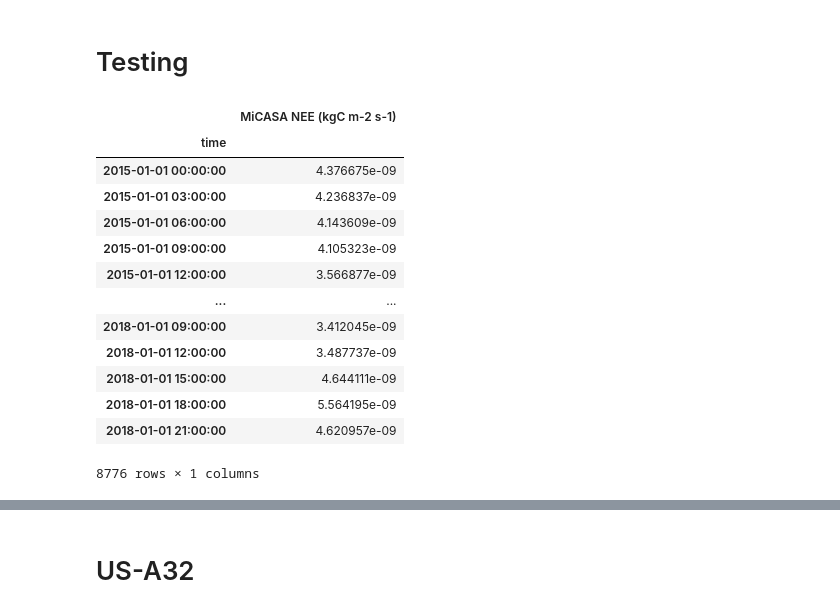
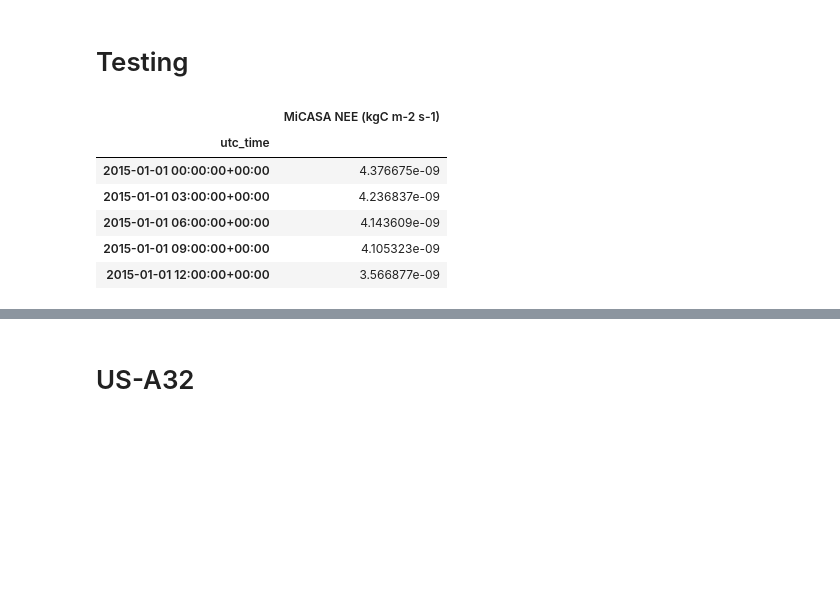
Before and after one commit to hannahzafar/FLUXNET-Model-comparison, a Jupyter notebook: test-files/comparison_HH.ipynb, the cells around one changed output, grey strips where cells are left out. Saved outputs shown, nothing was run; the diff lists cells and outputs as text; code cells hidden in the pictures; blank space fills up the shorter version.

```diff
--- a/test-files/comparison_HH.ipynb
+++ b/test-files/comparison_HH.ipynb
@@ -208,26 +209,23 @@ site_ID =  'US-A32'
 # %%
 # Import micasa
 dir = 'output'
 filename = f'{site_ID}_micasa_{timedelta}.csv'
 path = os.path.join(dir, filename)
 micasa_ds = pd.read_csv(path,index_col=0)
+
+# Create datetime index and specify UTC
 micasa_ds.index = pd.to_datetime(micasa_ds.index)
-micasa_ds
+micasa_ds.index = micasa_ds.index.tz_localize('UTC')
+micasa_ds.index.name = 'utc_time'
+micasa_ds.head()
 # %% [output]
 |  | MiCASA NEE (kgC m-2 s-1) |
-| time |  |
-| 2015-01-01 00:00:00 | 4.376675e-09 |
-| 2015-01-01 03:00:00 | 4.236837e-09 |
-| 2015-01-01 06:00:00 | 4.143609e-09 |
-| 2015-01-01 09:00:00 | 4.105323e-09 |
-| 2015-01-01 12:00:00 | 3.566877e-09 |
-| ... | ... |
-| 2018-01-01 09:00:00 | 3.412045e-09 |
-| 2018-01-01 12:00:00 | 3.487737e-09 |
-| 2018-01-01 15:00:00 | 4.644111e-09 |
-| 2018-01-01 18:00:00 | 5.564195e-09 |
-| 2018-01-01 21:00:00 | 4.620957e-09 |
+| utc_time |  |
+| 2015-01-01 00:00:00+00:00 | 4.376675e-09 |
+| 2015-01-01 03:00:00+00:00 | 4.236837e-09 |
+| 2015-01-01 06:00:00+00:00 | 4.143609e-09 |
+| 2015-01-01 09:00:00+00:00 | 4.105323e-09 |
+| 2015-01-01 12:00:00+00:00 | 3.566877e-09 |
-8776 rows × 1 columns
 # %%
 # Test of QC
 site_lat = sites_meta.loc[sites_meta['Site ID'] == site_ID, 'Latitude (degrees)'].values
```
Also changed, not shown: parts of 17 cells of this notebook, 1 other file.
